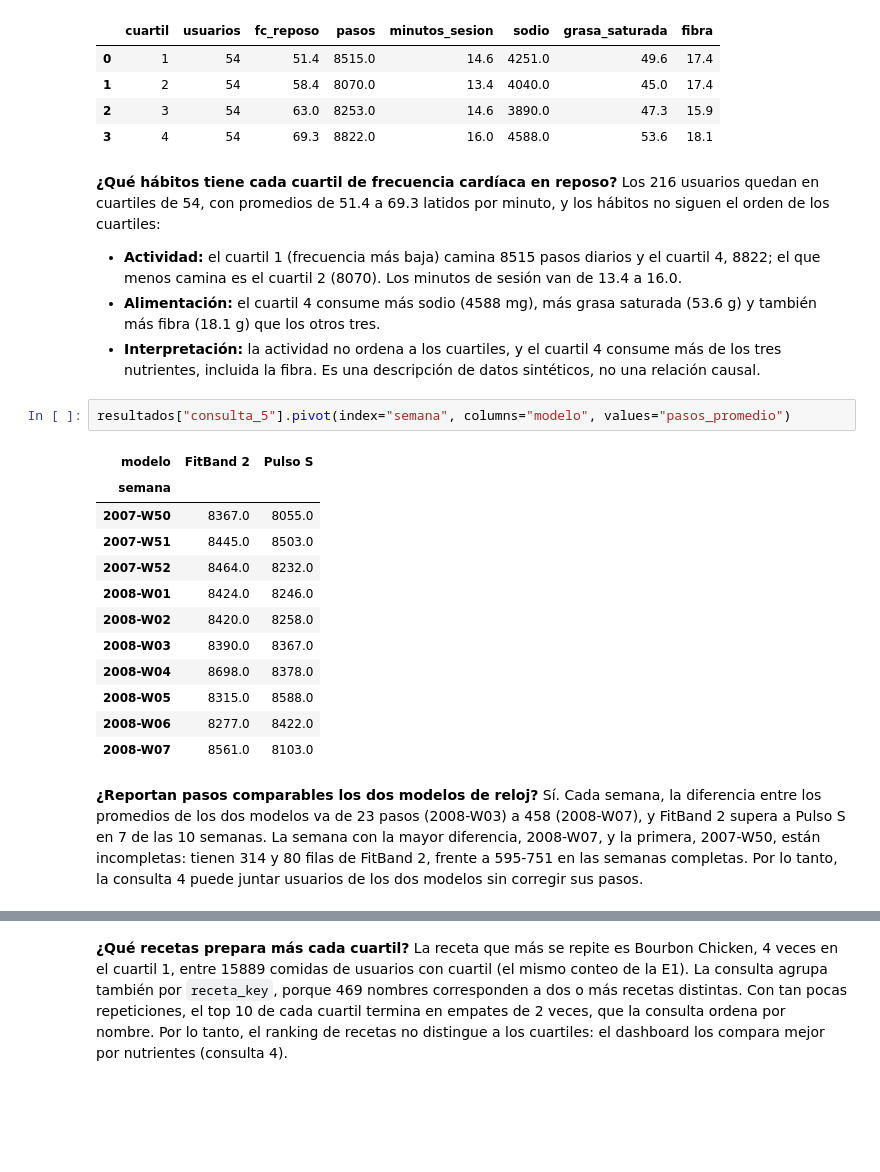
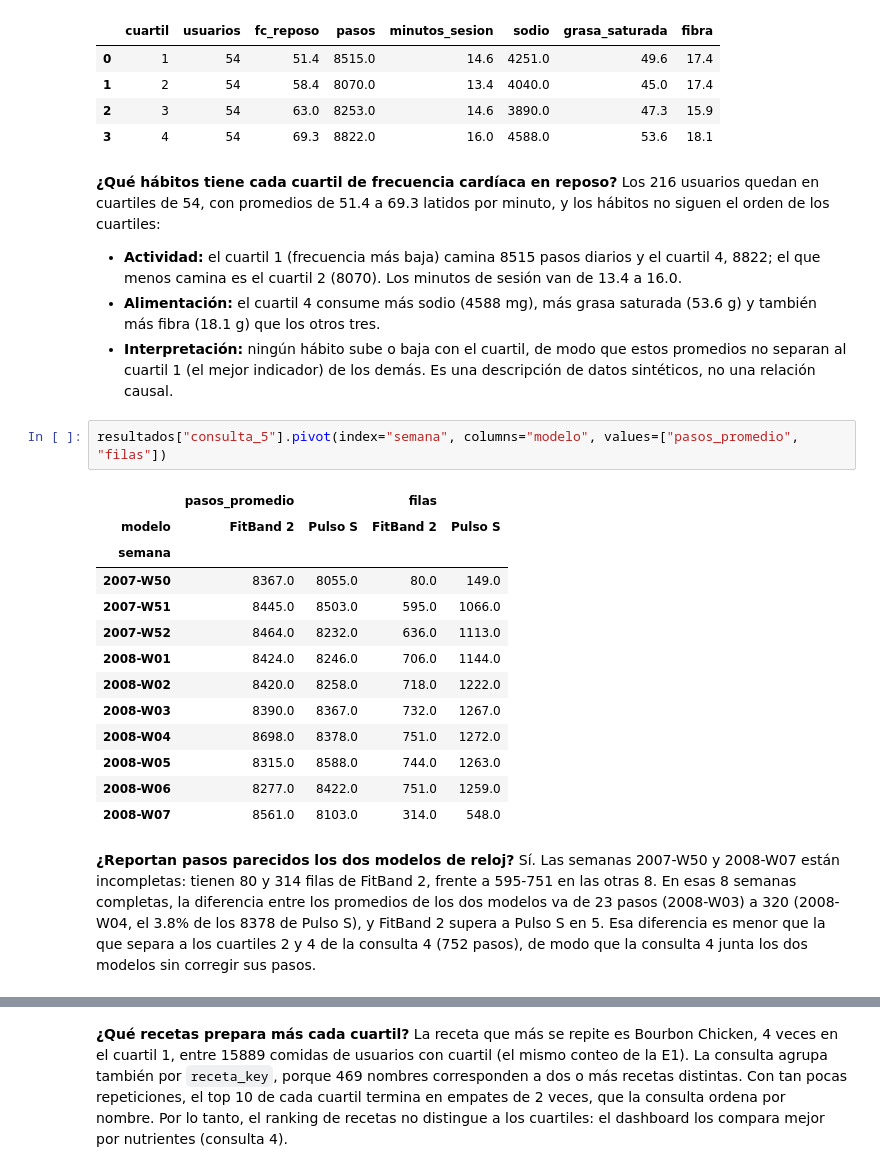
Before and after one commit to MIA-2026-2028/INF3862-1-proyecto-final, a Jupyter notebook: entregas/E2/src/notebook_e2.ipynb, the cells around one changed output, grey strips where cells are left out. Saved outputs shown, nothing was run; the diff lists cells and outputs as text; blank space fills up the shorter version.

Commit message:
E2: revisión completa, copia de la entrega solo con E2 y correcciones de la lectura en frío

```diff
--- a/entregas/E2/src/notebook_e2.ipynb
+++ b/entregas/E2/src/notebook_e2.ipynb
@@ -178,24 +177,25 @@ resultados["consulta_4"]
 
 - **Actividad:** el cuartil 1 (frecuencia más baja) camina 8515 pasos diarios y el cuartil 4, 8822; el que menos camina es el cuartil 2 (8070). Los minutos de sesión van de 13.4 a 16.0.
 - **Alimentación:** el cuartil 4 consume más sodio (4588 mg), más grasa saturada (53.6 g) y también más fibra (18.1 g) que los otros tres.
-- **Interpretación:** la actividad no ordena a los cuartiles, y el cuartil 4 consume más de los tres nutrientes, incluida la fibra. Es una descripción de datos sintéticos, no una relación causal.
+- **Interpretación:** ningún hábito sube o baja con el cuartil, de modo que estos promedios no separan al cuartil 1 (el mejor indicador) de los demás. Es una descripción de datos sintéticos, no una relación causal.
 # %%
-resultados["consulta_5"].pivot(index="semana", columns="modelo", values="pasos_promedio")
+resultados["consulta_5"].pivot(index="semana", columns="modelo", values=["pasos_promedio", "filas"])
 # %% [output]
-| modelo | FitBand 2 | Pulso S |
-| semana |  |  |
-| 2007-W50 | 8367.0 | 8055.0 |
-| 2007-W51 | 8445.0 | 8503.0 |
-| 2007-W52 | 8464.0 | 8232.0 |
-| 2008-W01 | 8424.0 | 8246.0 |
-| 2008-W02 | 8420.0 | 8258.0 |
-| 2008-W03 | 8390.0 | 8367.0 |
-| 2008-W04 | 8698.0 | 8378.0 |
-| 2008-W05 | 8315.0 | 8588.0 |
-| 2008-W06 | 8277.0 | 8422.0 |
-| 2008-W07 | 8561.0 | 8103.0 |
+|  | pasos_promedio |  | filas |  |
+| modelo | FitBand 2 | Pulso S | FitBand 2 | Pulso S |
+| semana |  |  |  |  |
+| 2007-W50 | 8367.0 | 8055.0 | 80.0 | 149.0 |
+| 2007-W51 | 8445.0 | 8503.0 | 595.0 | 1066.0 |
+| 2007-W52 | 8464.0 | 8232.0 | 636.0 | 1113.0 |
+| 2008-W01 | 8424.0 | 8246.0 | 706.0 | 1144.0 |
+| 2008-W02 | 8420.0 | 8258.0 | 718.0 | 1222.0 |
+| 2008-W03 | 8390.0 | 8367.0 | 732.0 | 1267.0 |
+| 2008-W04 | 8698.0 | 8378.0 | 751.0 | 1272.0 |
+| 2008-W05 | 8315.0 | 8588.0 | 744.0 | 1263.0 |
+| 2008-W06 | 8277.0 | 8422.0 | 751.0 | 1259.0 |
+| 2008-W07 | 8561.0 | 8103.0 | 314.0 | 548.0 |
 # %% [markdown]
-**¿Reportan pasos comparables los dos modelos de reloj?** Sí. Cada semana, la diferencia entre los promedios de los dos modelos va de 23 pasos (2008-W03) a 458 (2008-W07), y FitBand 2 supera a Pulso S en 7 de las 10 semanas. La semana con la mayor diferencia, 2008-W07, y la primera, 2007-W50, están incompletas: tienen 314 y 80 filas de FitBand 2, frente a 595-751 en las semanas completas. Por lo tanto, la consulta 4 puede juntar usuarios de los dos modelos sin corregir sus pasos.
+**¿Reportan pasos parecidos los dos modelos de reloj?** Sí. Las semanas 2007-W50 y 2008-W07 están incompletas: tienen 80 y 314 filas de FitBand 2, frente a 595-751 en las otras 8. En esas 8 semanas completas, la diferencia entre los promedios de los dos modelos va de 23 pasos (2008-W03) a 320 (2008-W04, el 3.8% de los 8378 de Pulso S), y FitBand 2 supera a Pulso S en 5. Esa diferencia es menor que la que separa a los cuartiles 2 y 4 de la consulta 4 (752 pasos), de modo que la consulta 4 junta los dos modelos sin corregir sus pasos.
 # %%
 # comidas que cuenta la consulta 6: las de usuarios con cuartil
 comidas_c6 = p.valor("""select count(*) from hecho_comida where usuario_key in
```
Also changed, not shown: parts of 15 cells of this notebook, 5 other files.
